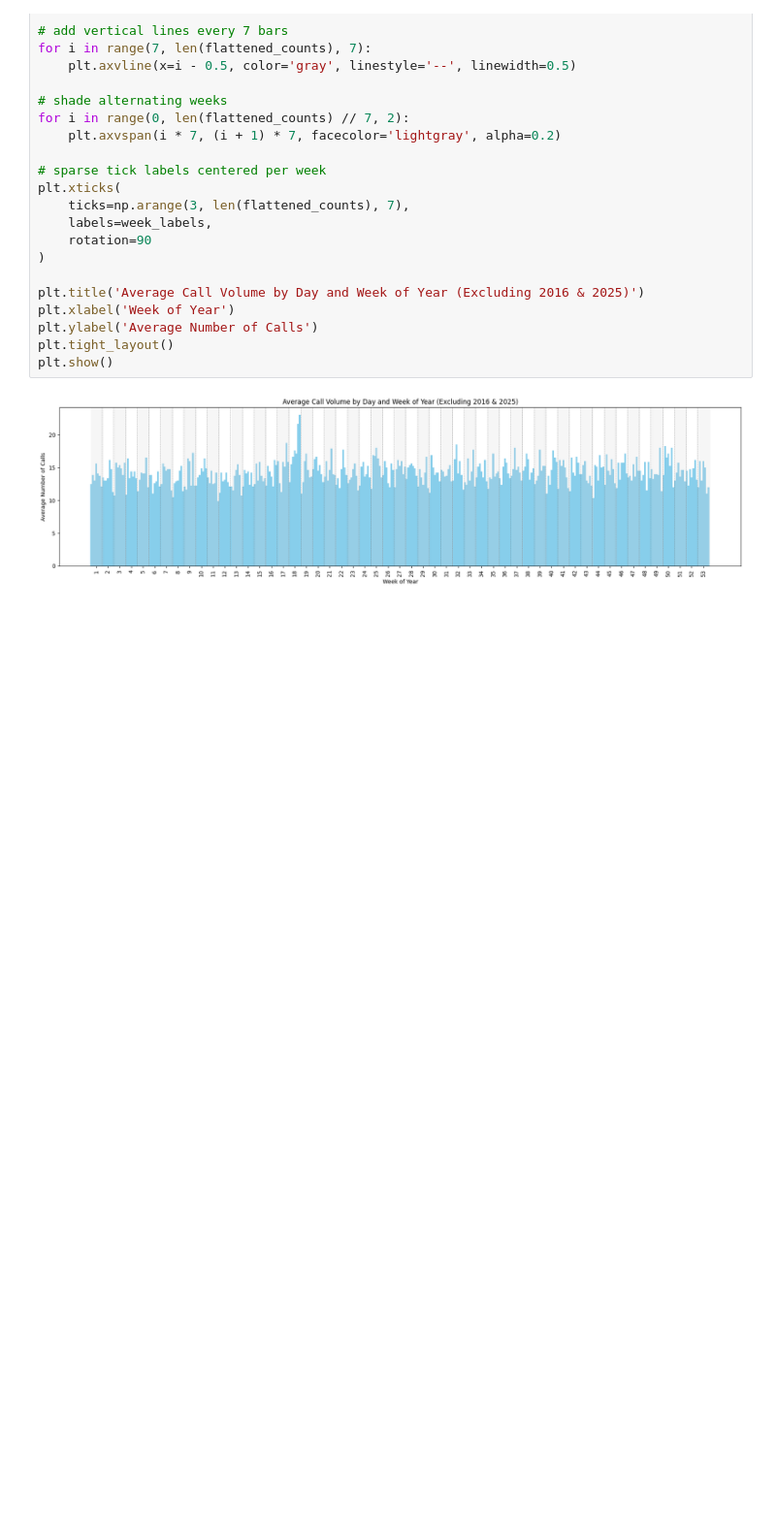
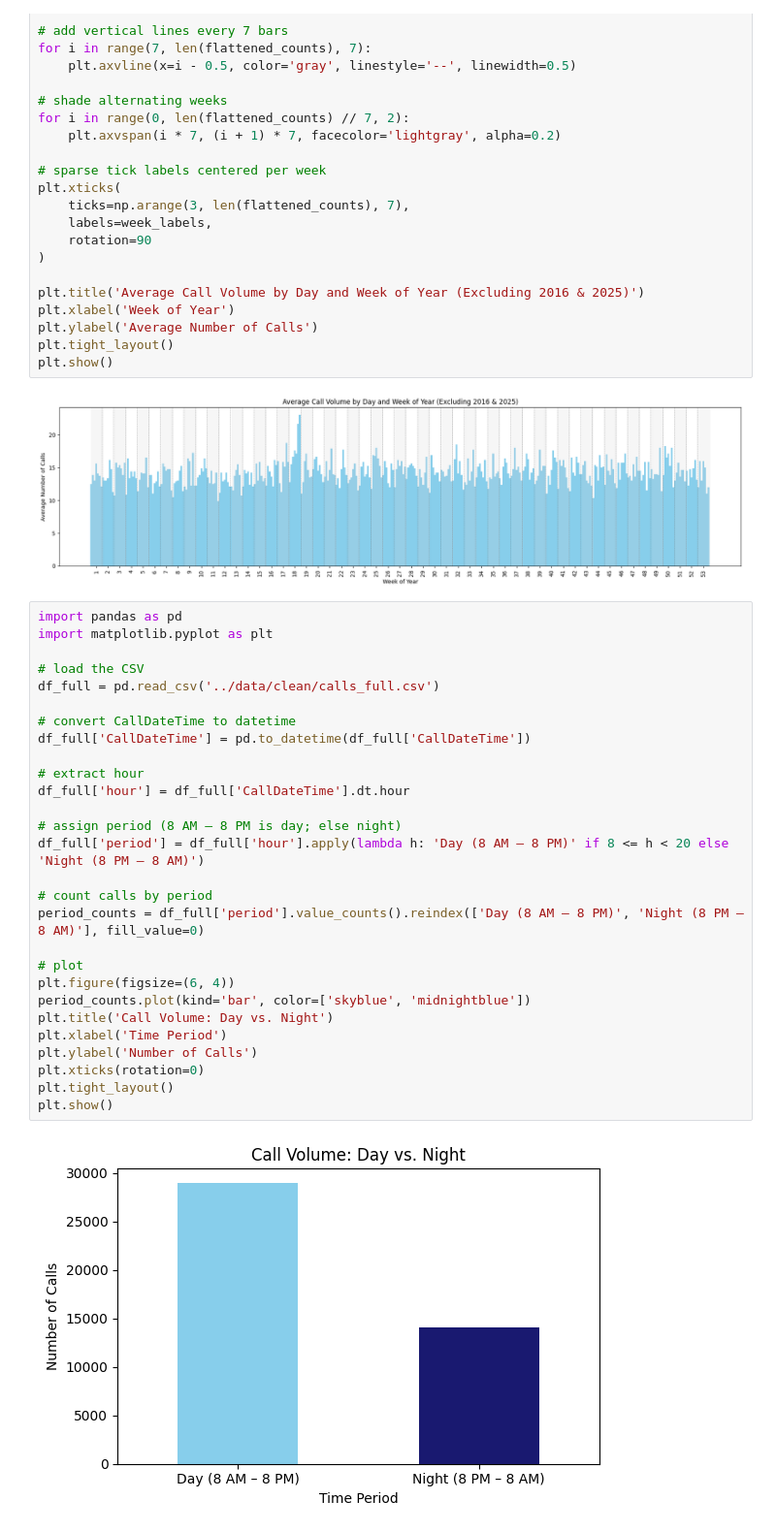
Before and after one commit to baywigg/ML4VA, a Jupyter notebook: visualizing/plotting_trends.ipynb, the cells around one changed output. Shown: that part at 97% size. Drawn from its saved outputs; the diff is of its cells as text; blank space fills up the shorter version.

```diff
--- a/visualizing/plotting_trends.ipynb
+++ b/visualizing/plotting_trends.ipynb
@@ -152,3 +152,33 @@ plt.tight_layout()
 plt.show()
 # %% [output]
 [figure]
+# %%
+import pandas as pd
+import matplotlib.pyplot as plt
+
+# load the CSV
+df_full = pd.read_csv('../data/clean/calls_full.csv')
+
+# convert CallDateTime to datetime
+df_full['CallDateTime'] = pd.to_datetime(df_full['CallDateTime'])
+
+# extract hour
+df_full['hour'] = df_full['CallDateTime'].dt.hour
+
+# assign period (8 AM – 8 PM is day; else night)
+df_full['period'] = df_full['hour'].apply(lambda h: 'Day (8 AM – 8 PM)' if 8 <= h < 20 else 'Night (8 PM – 8 AM)')
+
+# count calls by period
+period_counts = df_full['period'].value_counts().reindex(['Day (8 AM – 8 PM)', 'Night (8 PM – 8 AM)'], fill_value=0)
+
+# plot
+plt.figure(figsize=(6, 4))
+period_counts.plot(kind='bar', color=['skyblue', 'midnightblue'])
+plt.title('Call Volume: Day vs. Night')
+plt.xlabel('Time Period')
+plt.ylabel('Number of Calls')
+plt.xticks(rotation=0)
+plt.tight_layout()
+plt.show()
+# %% [output]
+[figure, added]
```
Also changed, not shown: parts of 4 cells of this notebook, 4 other files.
